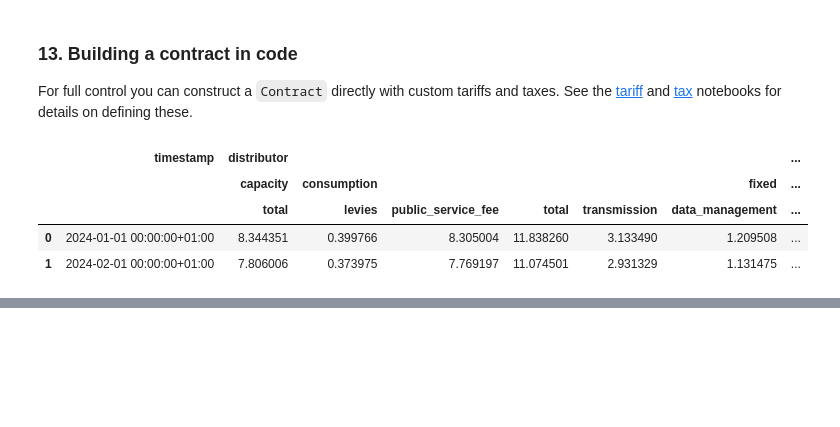
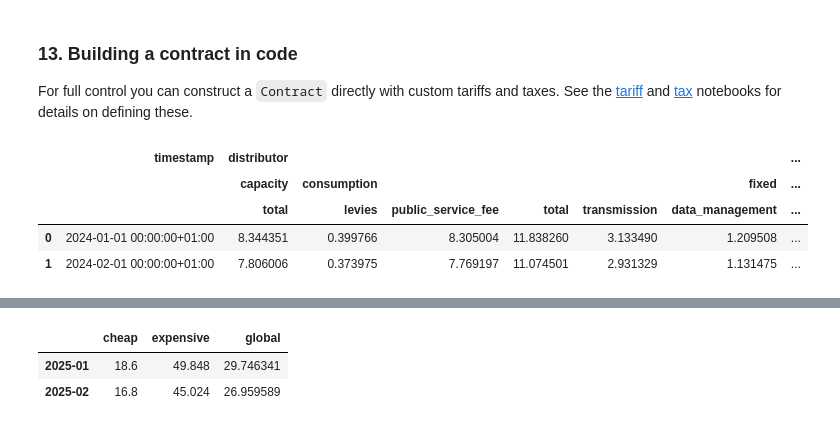
Before and after one commit to EnergieID/energy-cost, a Jupyter notebook: notebooks/contract.ipynb, the cells around one changed output, grey strips where cells are left out. Saved outputs shown, nothing was run; the diff lists cells and outputs as text; code cells hidden in the pictures; blank space fills up the shorter version.

Commit message:
Allow using contexts instead of global scope for registries

```diff
--- a/notebooks/contract.ipynb
+++ b/notebooks/contract.ipynb
@@ -509,0 +513,33 @@ contract.apply(consumption)
+# %%
+from energy_cost import Catalog
+from energy_cost.data.be import flanders
+from energy_cost.index import DataFrameIndex
+
+timestamps = pd.date_range("2025-01-01T00:00:00+01:00", "2025-03-01T00:00:00+01:00", freq="15min", inclusive="left")
+
+
+def provider_catalog(spot_price: float) -> Catalog:
+    spot = DataFrameIndex(pd.DataFrame({"timestamp": timestamps, "value": spot_price}))
+    catalog = Catalog(indexes={"spot": spot}, regions=flanders.registry)
+    with catalog.active():
+        dynamic = Tariff.from_yaml("../examples/tariffs/dynamic.yml")
+        Supplier.register("my_supplier", Supplier(products={"dynamic": dynamic}))
+    return catalog
+
+
+consumption = Meter(measurements=TimeseriesFrame(pd.DataFrame({"timestamp": timestamps, "value": 0.0001})))
+supplier_costs = {}
+
+for name, catalog in {"cheap": provider_catalog(50.0), "expensive": provider_catalog(150.0)}.items():
+    with catalog.active():
+        contract = Contract.from_yaml("../examples/contracts/dynamic.yml")
+    supplier_costs[name] = contract.apply(consumption)[("supplier", "total", "total")]
+
+contract = Contract.from_yaml("../examples/contracts/dynamic.yml")  # global registrations
+supplier_costs["global"] = contract.apply(consumption)[("supplier", "total", "total")]
+
+pd.DataFrame(supplier_costs).set_axis(["2025-01", "2025-02"])
+# %% [output]
+|  | cheap | expensive | global |
+| 2025-01 | 18.6 | 49.848 | 29.746341 |
+| 2025-02 | 16.8 | 45.024 | 26.959589 |
```
Also changed, not shown: parts of 1 cell of this notebook, 16 other files.
